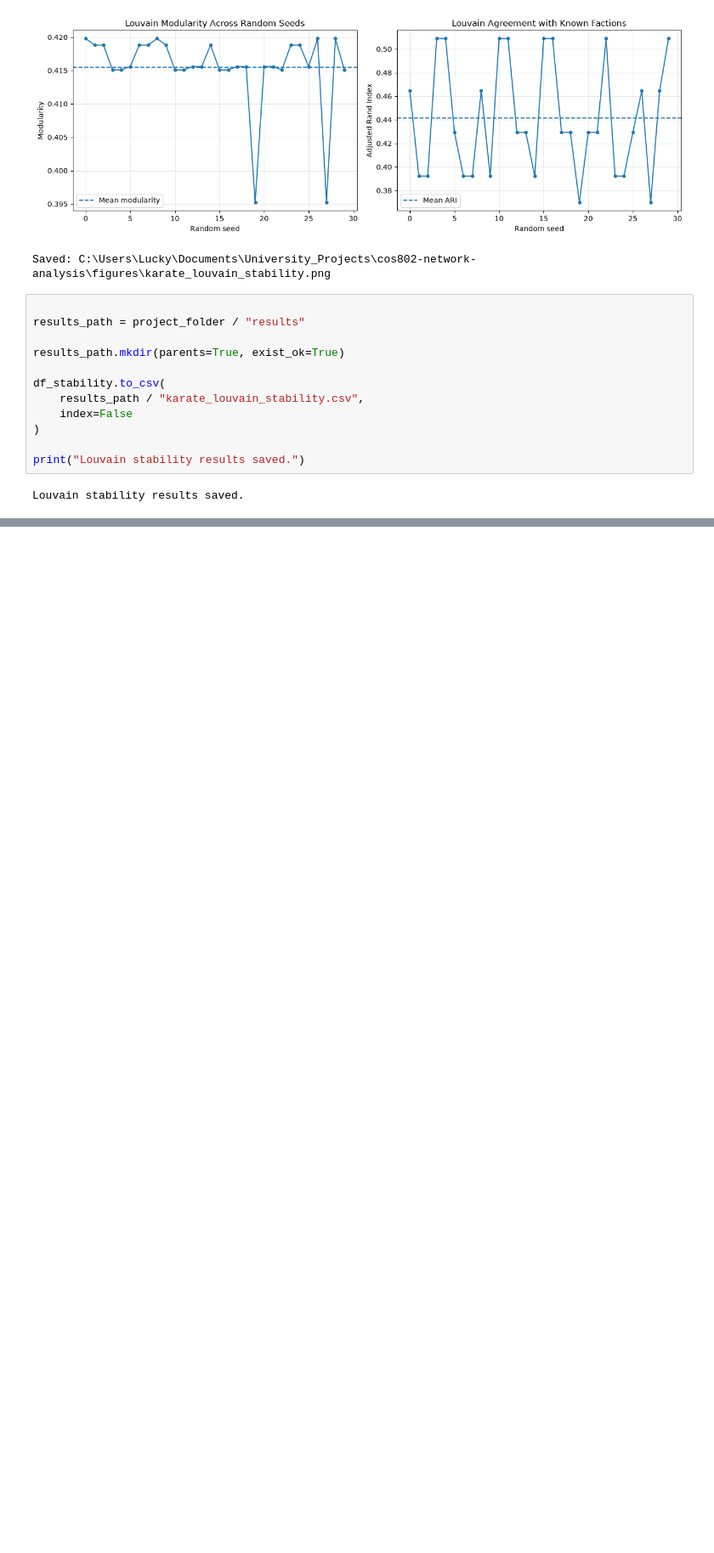
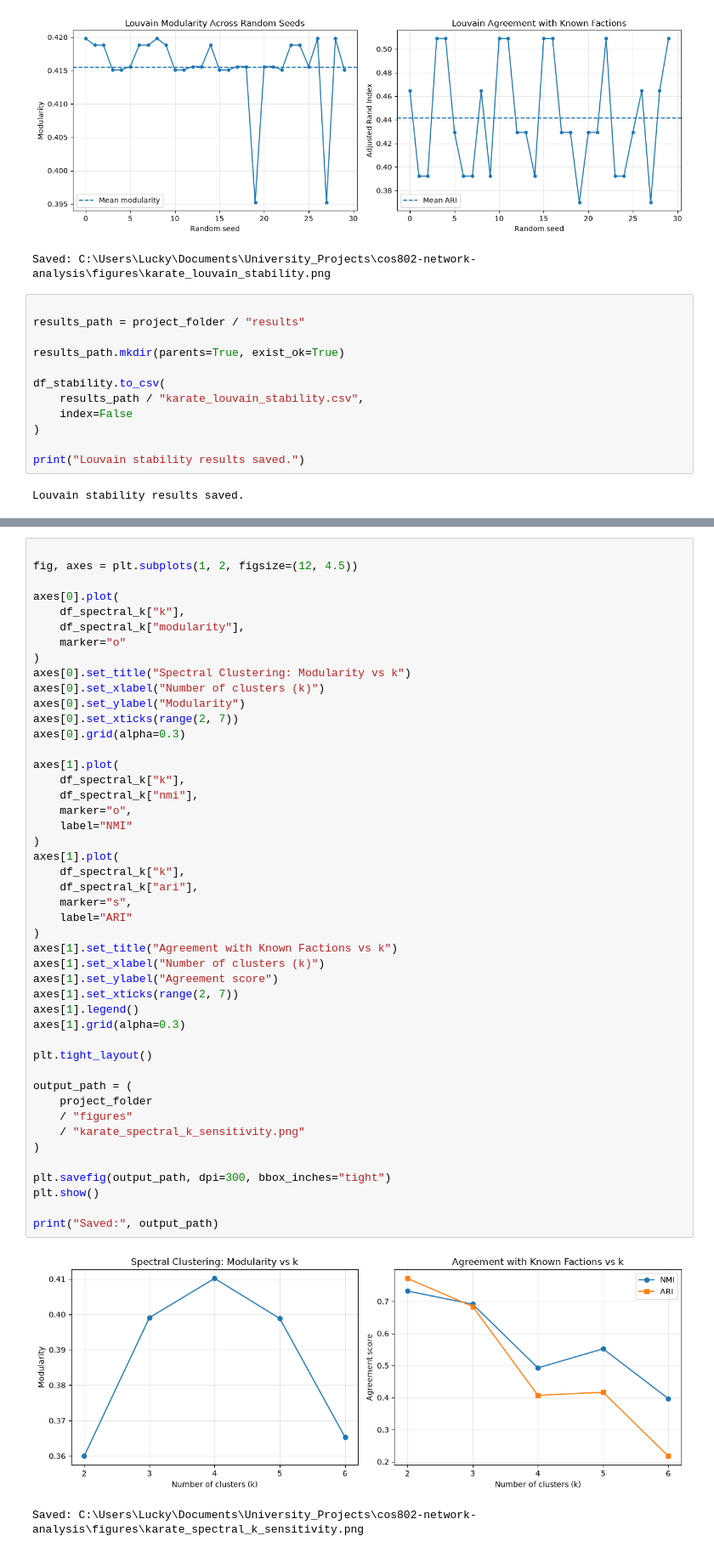
Before and after one commit to Sav-lets/cos802-network-analysis, a Jupyter notebook: notebooks/02_community_detection.ipynb, the cells around one changed output, grey strips where cells are left out. Shown at 85% size. Drawn from its saved outputs; the diff is of its cells as text; blank space fills up the shorter version.

```diff
--- a/notebooks/02_community_detection.ipynb
+++ b/notebooks/02_community_detection.ipynb
@@ -474,0 +864,49 @@ Louvain stability results saved.
+# %%
+
+fig, axes = plt.subplots(1, 2, figsize=(12, 4.5))
+
+axes[0].plot(
+    df_spectral_k["k"],
+    df_spectral_k["modularity"],
+    marker="o"
+)
+axes[0].set_title("Spectral Clustering: Modularity vs k")
+axes[0].set_xlabel("Number of clusters (k)")
+axes[0].set_ylabel("Modularity")
+axes[0].set_xticks(range(2, 7))
+axes[0].grid(alpha=0.3)
+
+axes[1].plot(
+    df_spectral_k["k"],
+    df_spectral_k["nmi"],
+    marker="o",
+    label="NMI"
+)
+axes[1].plot(
+    df_spectral_k["k"],
+    df_spectral_k["ari"],
+    marker="s",
+    label="ARI"
+)
+axes[1].set_title("Agreement with Known Factions vs k")
+axes[1].set_xlabel("Number of clusters (k)")
+axes[1].set_ylabel("Agreement score")
+axes[1].set_xticks(range(2, 7))
+axes[1].legend()
+axes[1].grid(alpha=0.3)
+
+plt.tight_layout()
+
+output_path = (
+    project_folder
+    / "figures"
+    / "karate_spectral_k_sensitivity.png"
+)
+
+plt.savefig(output_path, dpi=300, bbox_inches="tight")
+plt.show()
+
+print("Saved:", output_path)
+# %% [output]
+[figure, added]
+Saved: C:\Users\Lucky\Documents\University_Projects\cos802-network-analysis\figures\karate_spectral_k_sensitivity.png
```
Also changed, not shown: parts of 20 cells of this notebook, 5 other files.
